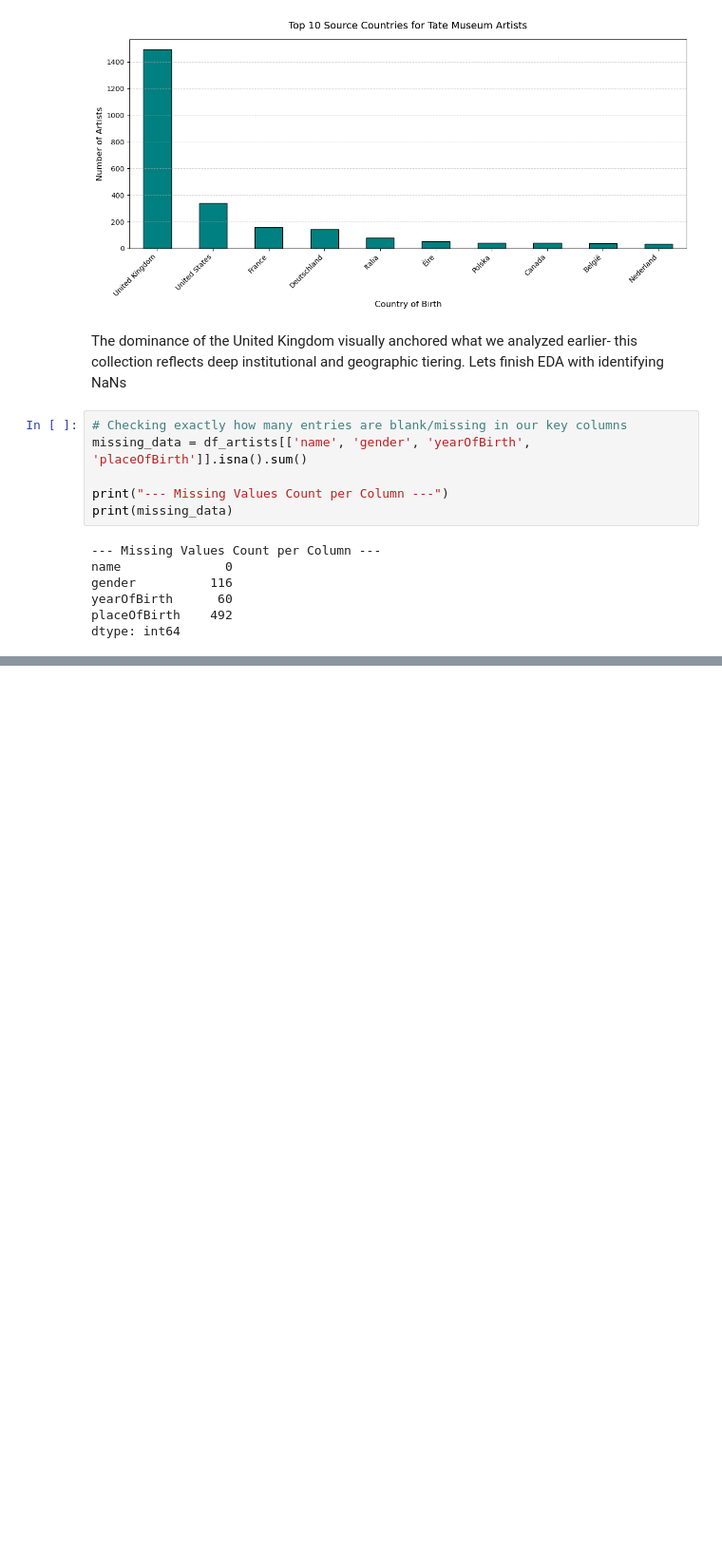
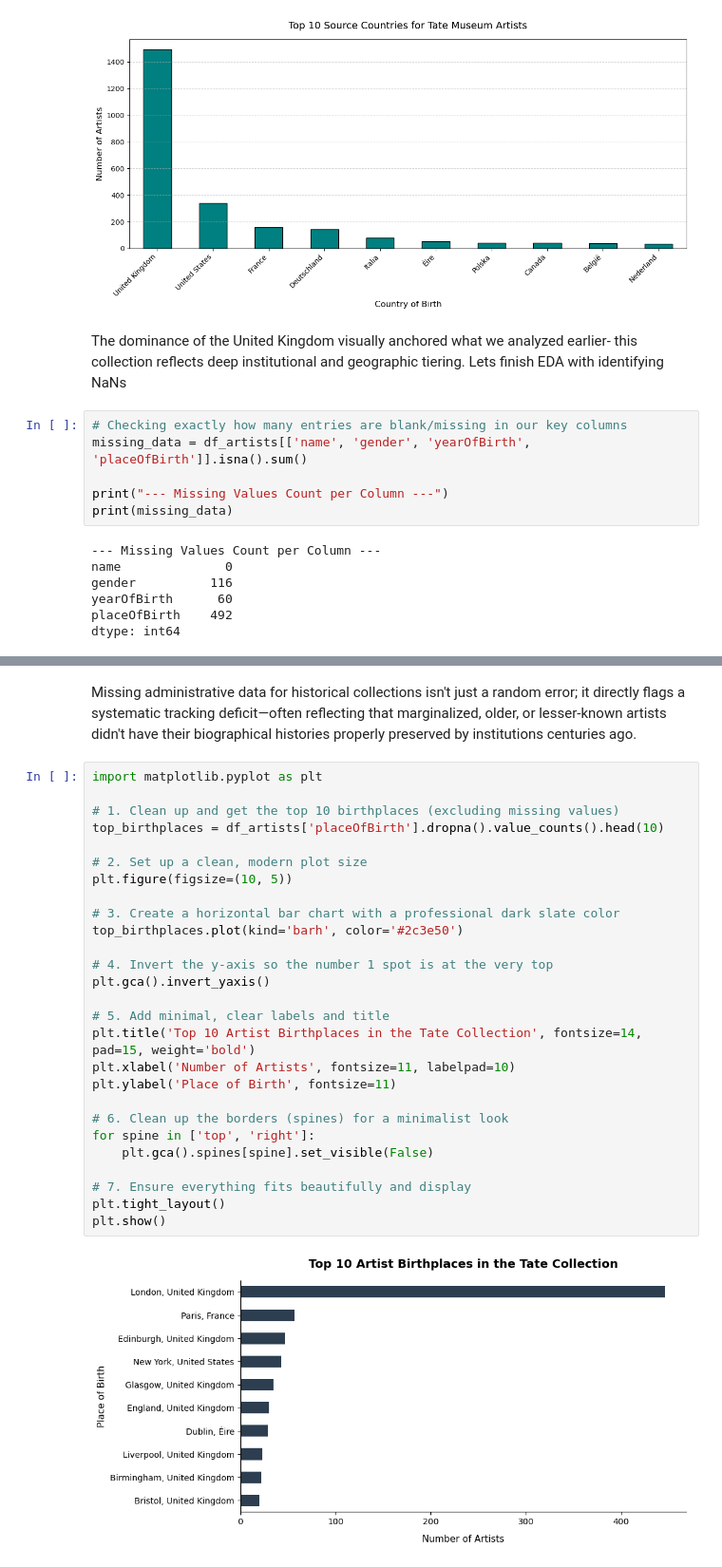
Before and after one commit to Source-Aaryan/Tate-Museum-EDA, a Jupyter notebook: tate_art_analysis.ipynb, the cells around one changed output, grey strips where cells are left out. Shown at 95% size. Saved outputs shown, nothing was run; the diff lists cells and outputs as text; blank space fills up the shorter version.

```diff
--- a/tate_art_analysis.ipynb
+++ b/tate_art_analysis.ipynb
@@ -151,0 +158,31 @@ Missing administrative data for historical collections isn't just a random error
+# %% [markdown]
+Missing administrative data for historical collections isn't just a random error; it directly flags a systematic tracking deficit—often reflecting that marginalized, older, or lesser-known artists didn't have their biographical histories properly preserved by institutions centuries ago.
+# %%
+import matplotlib.pyplot as plt
+
+# 1. Clean up and get the top 10 birthplaces (excluding missing values)
+top_birthplaces = df_artists['placeOfBirth'].dropna().value_counts().head(10)
+
+# 2. Set up a clean, modern plot size
+plt.figure(figsize=(10, 5))
+
+# 3. Create a horizontal bar chart with a professional dark slate color
+top_birthplaces.plot(kind='barh', color='#2c3e50')
+
+# 4. Invert the y-axis so the number 1 spot is at the very top
+plt.gca().invert_yaxis()
+
+# 5. Add minimal, clear labels and title
+plt.title('Top 10 Artist Birthplaces in the Tate Collection', fontsize=14, pad=15, weight='bold')
+plt.xlabel('Number of Artists', fontsize=11, labelpad=10)
+plt.ylabel('Place of Birth', fontsize=11)
+
+# 6. Clean up the borders (spines) for a minimalist look
+for spine in ['top', 'right']:
+    plt.gca().spines[spine].set_visible(False)
+
+# 7. Ensure everything fits beautifully and display
+plt.tight_layout()
+plt.show()
+# %% [output]
+[figure, added]
```
Also changed, not shown: parts of 13 cells of this notebook.
